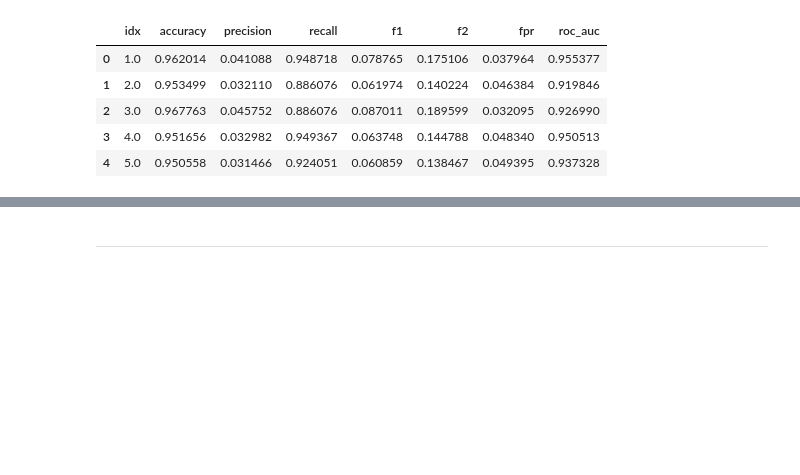
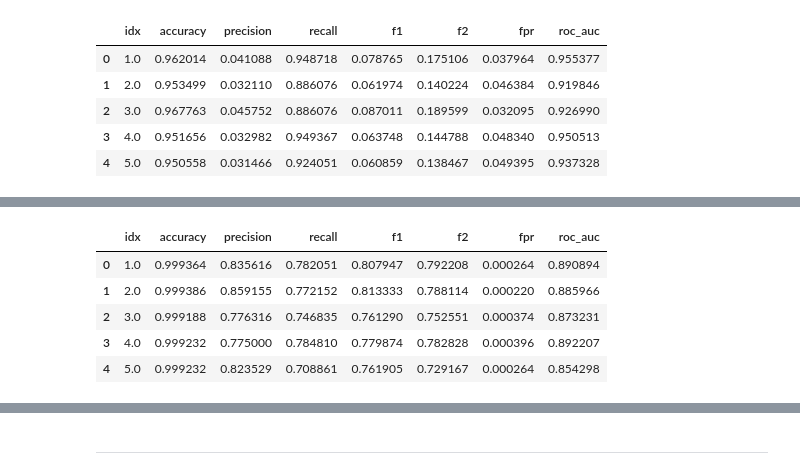
Before and after one commit to trungdung1711/credit-card-fraud-detection, a Jupyter notebook: notebooks/_v1.ipynb, the cells around one changed output, grey strips where cells are left out. Cells and saved outputs as stored; diff of their text form; code cells hidden in the pictures; blank space fills up the shorter version.

```diff
--- a/notebooks/_v1.ipynb
+++ b/notebooks/_v1.ipynb
@@ -596,9 +605,18 @@ for idx, (train_idx, val_idx) in enumerate(kf.split(X_train, y_train), 1):
       random_state=42,
   )
 
+  # calculate size of resampling
+  legitimate_size = y_train_fold.value_counts().max()
+  fraud_size = y_train_fold.value_counts().min()
+
   # the sampler
   rus = RandomUnderSampler(
       random_state=42,
+      sampling_strategy="majority"
+      # sampling_strategy={
+      #     0: int(0.1 * legitimate_size),
+      #     1: fraud_size
+      # }
   )
 
   # create the pipeline, only apply the resampler on
@@ -635,0 +724,9 @@ rus_results.head(100)
+# %%
+rus_results.head(100)
+# %% [output]
+|  | idx | accuracy | precision | recall | f1 | f2 | fpr | roc_auc |
+| 0 | 1.0 | 0.999364 | 0.835616 | 0.782051 | 0.807947 | 0.792208 | 0.000264 | 0.890894 |
+| 1 | 2.0 | 0.999386 | 0.859155 | 0.772152 | 0.813333 | 0.788114 | 0.000220 | 0.885966 |
+| 2 | 3.0 | 0.999188 | 0.776316 | 0.746835 | 0.761290 | 0.752551 | 0.000374 | 0.873231 |
+| 3 | 4.0 | 0.999232 | 0.775000 | 0.784810 | 0.779874 | 0.782828 | 0.000396 | 0.892207 |
+| 4 | 5.0 | 0.999232 | 0.823529 | 0.708861 | 0.761905 | 0.729167 | 0.000264 | 0.854298 |
```
Also changed, not shown: parts of 28 cells of this notebook.
